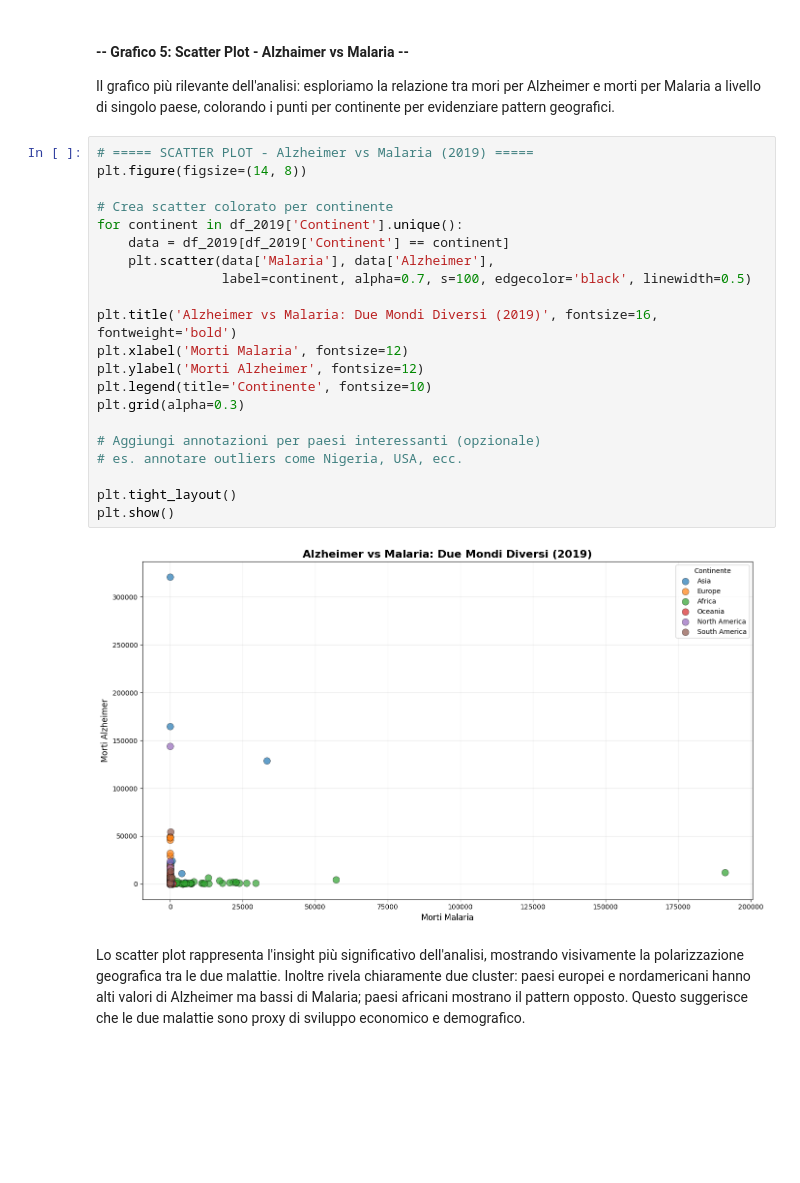
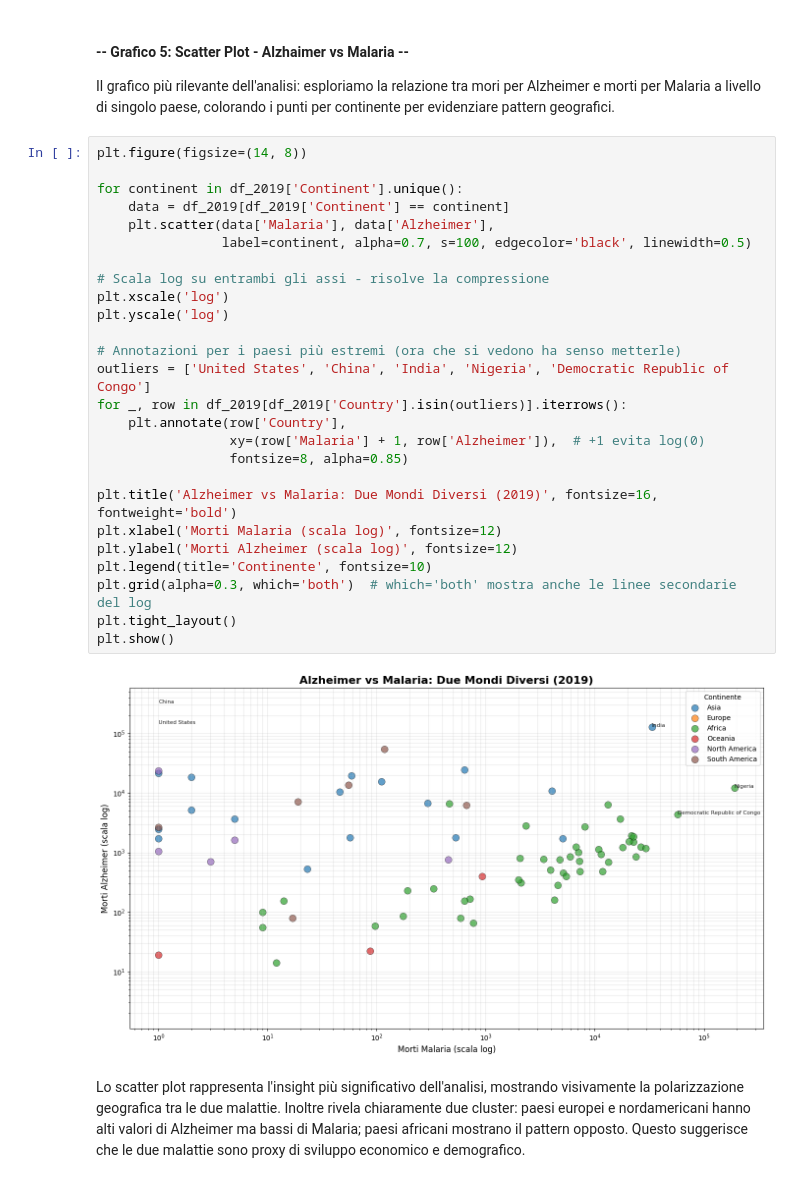
Before and after one commit to NastyOmar/progetto-statistica---Junkie-Walkers, a Jupyter notebook: statistica.ipynb, the cells around one changed output. Saved outputs shown, nothing was run; the diff lists cells and outputs as text; blank space fills up the shorter version.

```diff
--- a/statistica.ipynb
+++ b/statistica.ipynb
@@ -503,28 +503,33 @@ l'invecchiamento della popolazione globale.
 
 Il grafico più rilevante dell'analisi: esploriamo la relazione tra mori per Alzheimer e morti per Malaria a livello di singolo paese, colorando i punti per continente per evidenziare pattern geografici.
 # %%
-# ===== SCATTER PLOT - Alzheimer vs Malaria (2019) =====
 plt.figure(figsize=(14, 8))
 
-# Crea scatter colorato per continente
 for continent in df_2019['Continent'].unique():
     data = df_2019[df_2019['Continent'] == continent]
     plt.scatter(data['Malaria'], data['Alzheimer'],
                 label=continent, alpha=0.7, s=100, edgecolor='black', linewidth=0.5)
 
+# Scala log su entrambi gli assi - risolve la compressione
+plt.xscale('log')
+plt.yscale('log')
+
+# Annotazioni per i paesi più estremi (ora che si vedono ha senso metterle)
+outliers = ['United States', 'China', 'India', 'Nigeria', 'Democratic Republic of Congo']
+for _, row in df_2019[df_2019['Country'].isin(outliers)].iterrows():
+    plt.annotate(row['Country'],
+                 xy=(row['Malaria'] + 1, row['Alzheimer']),  # +1 evita log(0)
+                 fontsize=8, alpha=0.85)
+
 plt.title('Alzheimer vs Malaria: Due Mondi Diversi (2019)', fontsize=16, fontweight='bold')
-plt.xlabel('Morti Malaria', fontsize=12)
-plt.ylabel('Morti Alzheimer', fontsize=12)
+plt.xlabel('Morti Malaria (scala log)', fontsize=12)
+plt.ylabel('Morti Alzheimer (scala log)', fontsize=12)
 plt.legend(title='Continente', fontsize=10)
-plt.grid(alpha=0.3)
-
-# Aggiungi annotazioni per paesi interessanti (opzionale)
-# es. annotare outliers come Nigeria, USA, ecc.
-
+plt.grid(alpha=0.3, which='both')  # which='both' mostra anche le linee secondarie del log
 plt.tight_layout()
 plt.show()
 # %% [output]
-[figure, old version]
+[figure, new version]
 # %% [markdown]
 Lo scatter plot rappresenta l'insight più significativo dell'analisi, mostrando visivamente la polarizzazione geografica tra le due malattie. Inoltre rivela chiaramente due cluster: paesi europei e nordamericani hanno alti valori di Alzheimer ma bassi di Malaria; paesi africani mostrano il pattern opposto. Questo suggerisce che le due malattie sono proxy di sviluppo economico e demografico.
 # %% [markdown]
```
Also changed, not shown: parts of 4 cells of this notebook, 6 other files.
